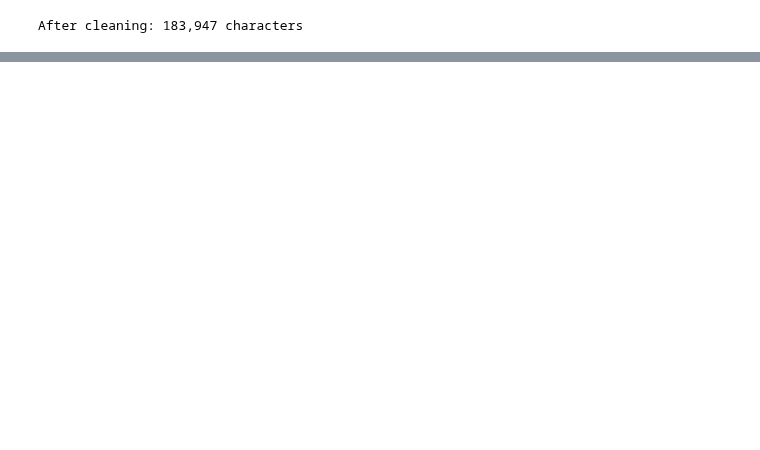
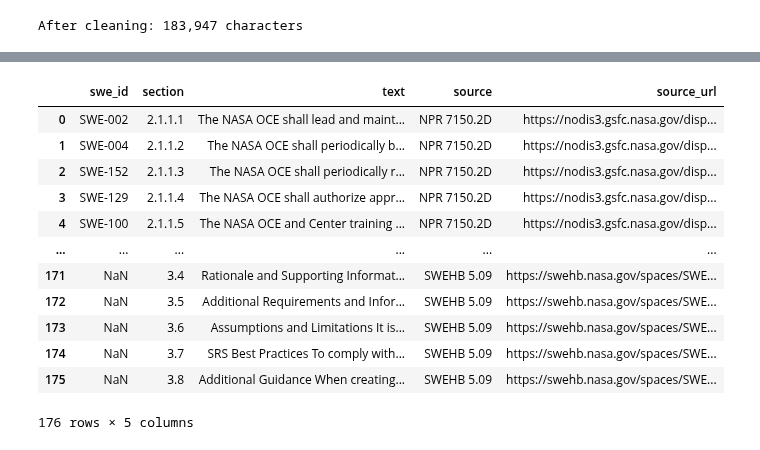
Before and after one commit to Break-Through-Tech/Aerospace-1B-compliance-copilot, a Jupyter notebook: parser.ipynb, the cells around one changed output, grey strips where cells are left out. Drawn from its saved outputs; the diff is of its cells as text; code cells hidden in the pictures; blank space fills up the shorter version.

```diff
--- a/parser.ipynb
+++ b/parser.ipynb
@@ -96,0 +145,7 @@ df_clauses.head(10)
+# %%
+# Remove section 4
+text1 = re.sub(r"4. Small Projects[\s\S]*$", " ", raw1, flags=re.S)
+# %%
+## replace multiple whitespace characters with a single space and print the number of characters
+text1 = re.sub(r"\s+", " ", text1)
+print(f"After cleaning: {len(text1):,} characters")
@@ -96,0 +154,23 @@ df_clauses.head(10)
+# %%
+import re
+import pandas as pd
+
+HEADING = re.compile(r"(?:(?<=\s)|^)(\d+(?:\.\d+)+)\s+(?=[A-Z])")
+matches = list(HEADING.finditer(text1))
+print(f"headings found: {len(matches)}")
+
+sections = []
+for i, m in enumerate(matches):
+    section = m.group(1)
+    start   = m.end()
+    end     = matches[i + 1].start() if i + 1 < len(matches) else len(text1)
+    text    = text1[start:end].strip()
+
+    sections.append({
+        "section": section,
+        "text": text
+    })
+
+df_sections = pd.DataFrame(sections)
+df_sections['source'] = "SWEHB 5.09"
+print(df_sections.shape)
@@ -96,0 +180,3 @@ df_clauses.head(10)
+# %%
+#add the source url to the dataframe
+df_sections['source_url'] = "https://swehb.nasa.gov/spaces/SWEHBVD/pages/102695669/5.09+-+SRS+-+Software+Requirements+Specification"
@@ -96,0 +198,17 @@ df_clauses.head(10)
+# %%
+df_result = pd.concat([df_clauses, df_sections], axis=0, ignore_index=True)
+df_result.head(200)
+# %% [output]
+|  | swe_id | section | text | source | source_url |
+| 0 | SWE-002 | 2.1.1.1 | The NASA OCE shall lead and maint... | NPR 7150.2D | https://nodis3.gsfc.nasa.gov/disp... |
+| 1 | SWE-004 | 2.1.1.2 | The NASA OCE shall periodically b... | NPR 7150.2D | https://nodis3.gsfc.nasa.gov/disp... |
+| 2 | SWE-152 | 2.1.1.3 | The NASA OCE shall periodically r... | NPR 7150.2D | https://nodis3.gsfc.nasa.gov/disp... |
+| 3 | SWE-129 | 2.1.1.4 | The NASA OCE shall authorize appr... | NPR 7150.2D | https://nodis3.gsfc.nasa.gov/disp... |
+| 4 | SWE-100 | 2.1.1.5 | The NASA OCE and Center training ... | NPR 7150.2D | https://nodis3.gsfc.nasa.gov/disp... |
+| ... | ... | ... | ... | ... | ... |
+| 171 | NaN | 3.4 | Rationale and Supporting Informat... | SWEHB 5.09 | https://swehb.nasa.gov/spaces/SWE... |
+| 172 | NaN | 3.5 | Additional Requirements and Infor... | SWEHB 5.09 | https://swehb.nasa.gov/spaces/SWE... |
+| 173 | NaN | 3.6 | Assumptions and Limitations It is... | SWEHB 5.09 | https://swehb.nasa.gov/spaces/SWE... |
+| 174 | NaN | 3.7 | SRS Best Practices To comply with... | SWEHB 5.09 | https://swehb.nasa.gov/spaces/SWE... |
+| 175 | NaN | 3.8 | Additional Guidance When creating... | SWEHB 5.09 | https://swehb.nasa.gov/spaces/SWE... |
+176 rows × 5 columns
```
Also changed, not shown: parts of 11 cells of this notebook, 3 other files.
